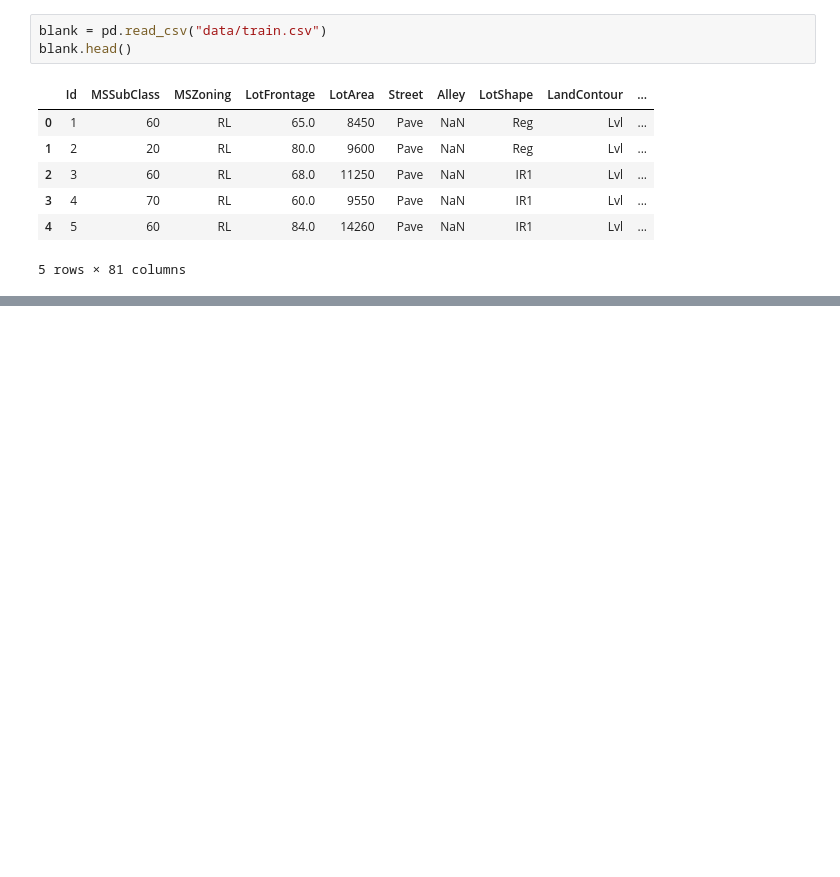
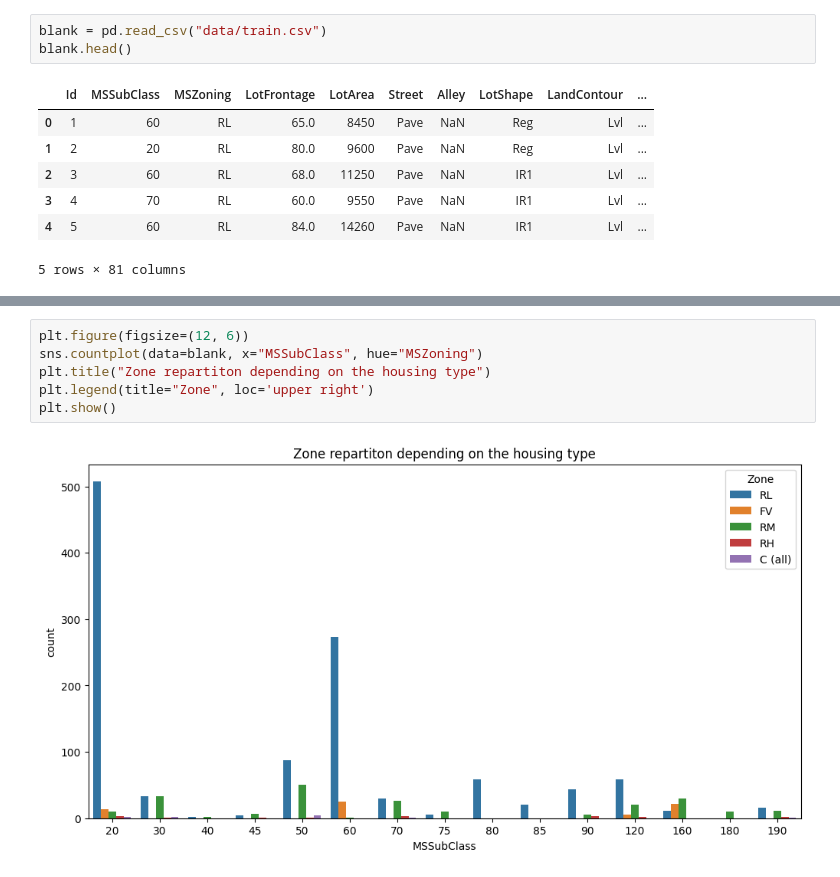
Before and after one commit to MartinRabier/HousePricesPrediction, a Jupyter notebook: Data_exploration.ipynb, the cells around one changed output, grey strips where cells are left out. Drawn from its saved outputs; the diff is of its cells as text; blank space fills up the shorter version.

```diff
--- a/Data_exploration.ipynb
+++ b/Data_exploration.ipynb
@@ -18,0 +29,8 @@ blank.head()
+# %%
+plt.figure(figsize=(12, 6))
+sns.countplot(data=blank, x="MSSubClass", hue="MSZoning")
+plt.title("Zone repartiton depending on the housing type")
+plt.legend(title="Zone", loc='upper right')
+plt.show()
+# %% [output]
+[figure, added]
```
Also changed, not shown: parts of 10 cells of this notebook.
